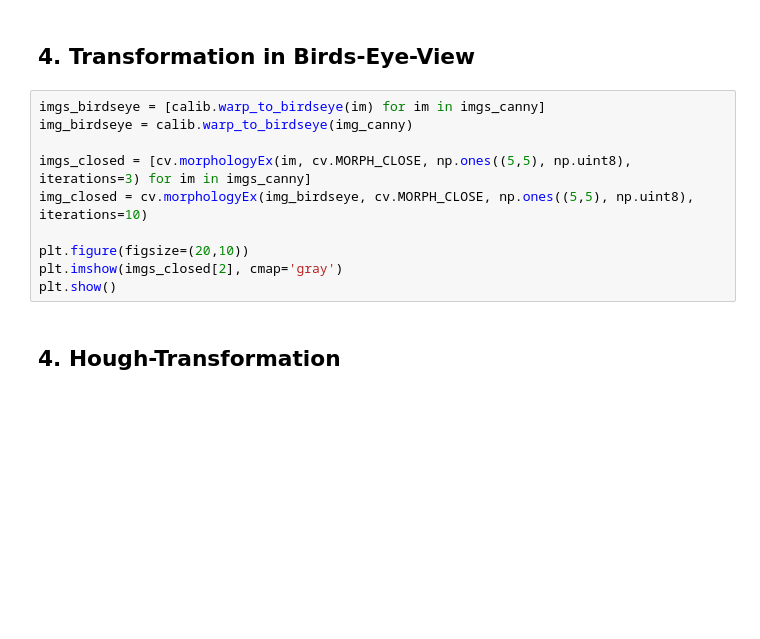
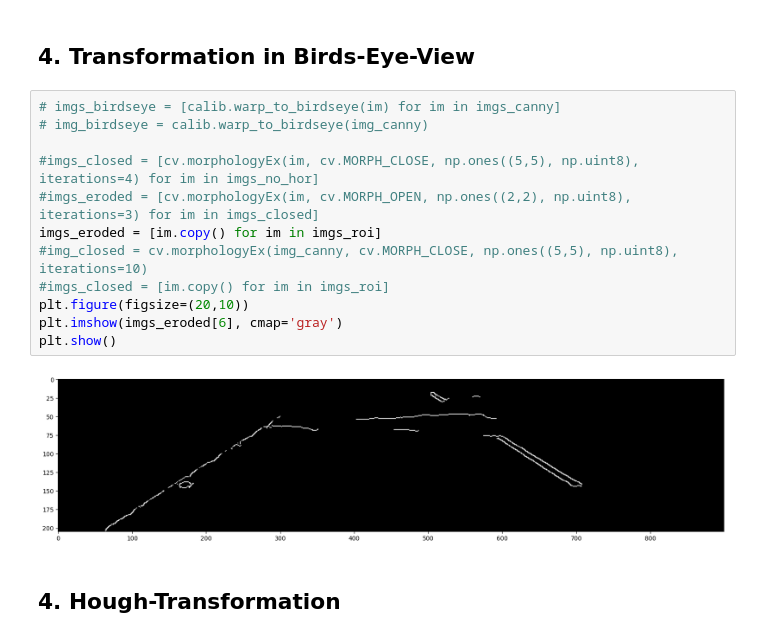
Before and after one commit to Ben-schlch/conventional_lane_detection, a Jupyter notebook: Projekt_Spurerkennung_v2.ipynb, the cells around one changed output. Drawn from its saved outputs; the diff is of its cells as text; blank space fills up the shorter version.

```diff
--- a/Projekt_Spurerkennung_v2.ipynb
+++ b/Projekt_Spurerkennung_v2.ipynb
@@ -138,15 +174,19 @@ img = img_roi
 # %% [markdown]
 ## 4. Transformation in Birds-Eye-View
 # %%
-imgs_birdseye = [calib.warp_to_birdseye(im) for im in imgs_canny]
-img_birdseye = calib.warp_to_birdseye(img_canny)
+# imgs_birdseye = [calib.warp_to_birdseye(im) for im in imgs_canny]
+# img_birdseye = calib.warp_to_birdseye(img_canny)
 
-imgs_closed = [cv.morphologyEx(im, cv.MORPH_CLOSE, np.ones((5,5), np.uint8), iterations=3) for im in imgs_canny]
-img_closed = cv.morphologyEx(img_birdseye, cv.MORPH_CLOSE, np.ones((5,5), np.uint8), iterations=10)
-
+#imgs_closed = [cv.morphologyEx(im, cv.MORPH_CLOSE, np.ones((5,5), np.uint8), iterations=4) for im in imgs_no_hor]
+#imgs_eroded = [cv.morphologyEx(im, cv.MORPH_OPEN, np.ones((2,2), np.uint8), iterations=3) for im in imgs_closed]
+imgs_eroded = [im.copy() for im in imgs_roi]
+#img_closed = cv.morphologyEx(img_canny, cv.MORPH_CLOSE, np.ones((5,5), np.uint8), iterations=10)
+#imgs_closed = [im.copy() for im in imgs_roi]
 plt.figure(figsize=(20,10))
-plt.imshow(imgs_closed[2], cmap='gray')
+plt.imshow(imgs_eroded[6], cmap='gray')
 plt.show()
+# %% [output]
+[figure, added]
 # %% [markdown]
 ## 4. Hough-Transformation
 # %%
```
Also changed, not shown: parts of 10 cells of this notebook, 3 other files.
